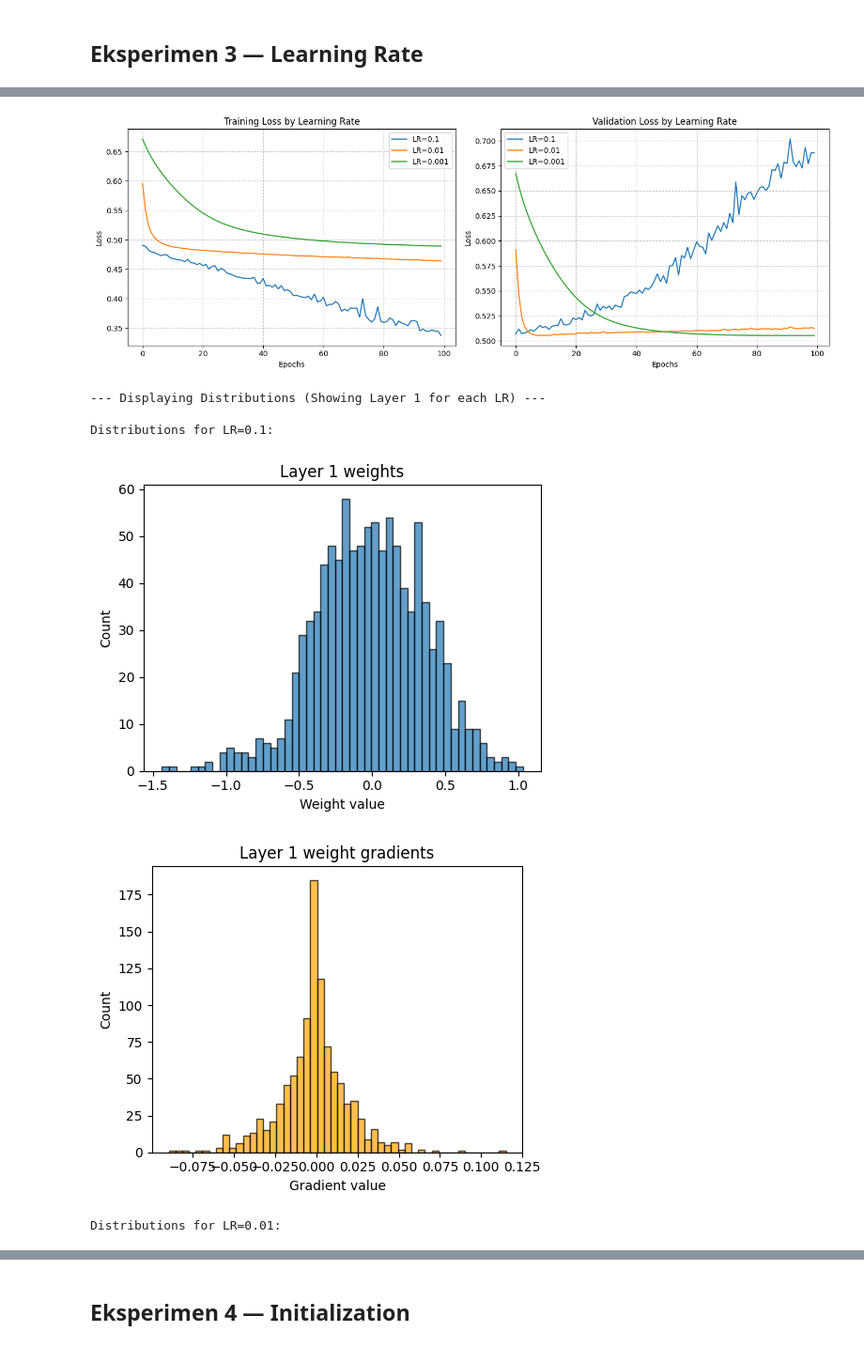
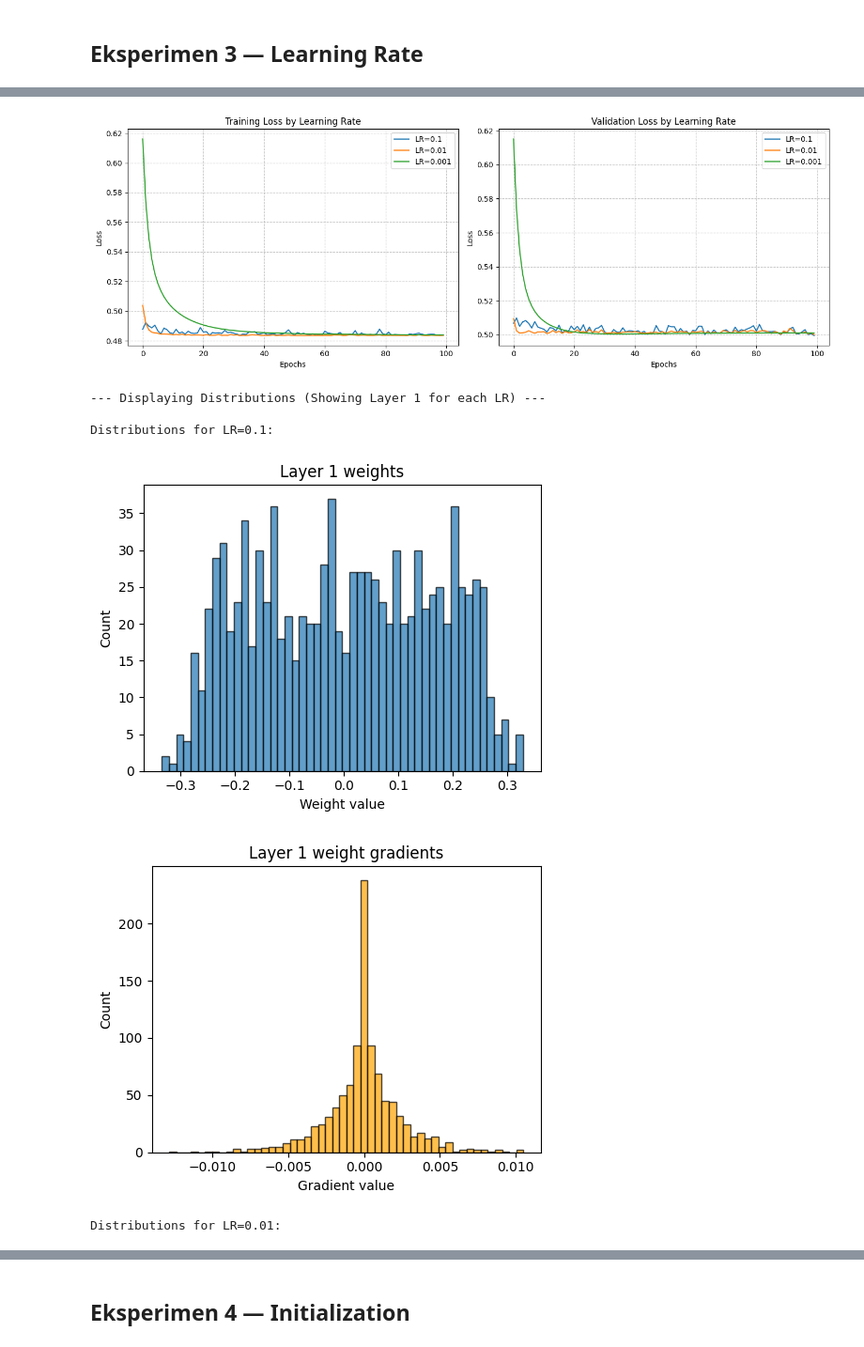
Before and after one commit to yonatan-nyo/ML-FFNN, a Jupyter notebook: src/notebooks/main.ipynb, the cells around one changed output, grey strips where cells are left out. Shown at 94% size. Drawn from its saved outputs; the diff is of its cells as text; code cells hidden in the pictures.

```diff
--- a/src/notebooks/main.ipynb
+++ b/src/notebooks/main.ipynb
@@ -139,8 +139,8 @@ depth_configs = {
 }
 
 def train_and_evaluate(name, layer_sizes):
-    # Determine activations: 'relu' for hidden, 'sigmoid' for output
-    acts = ["relu"] * (len(layer_sizes) - 2) + ["sigmoid"]
+    # Determine activations: 'linear' for hidden, 'sigmoid' for output
+    acts = ["linear"] * (len(layer_sizes) - 2) + ["sigmoid"]
 
     model = ChosenNetwork(layer_sizes=layer_sizes, activations=acts, loss="bce", seed=SEED_VALUE)
     history = model.fit(X_train, y_train, val_data=(X_val, y_val),
@@ -363,7 +363,7 @@ print("="*50)
 
 INPUT_DIM = X_train.shape[1]
 BASE_ARCH = [INPUT_DIM, 32, 32, 1]
-ACTIVATIONS = ["relu", "relu", "sigmoid"]
+ACTIVATIONS = ["linear", "linear", "sigmoid"]
 EPOCHS = 100
 BATCH_SIZE = 32
 
@@ -417,7 +417,7 @@ EXPERIMENT 3: LEARNING RATE VARIATIONS
-[figure, old version]
+[figure, new version]
 --- Displaying Distributions (Showing Layer 1 for each LR) ---
 
 Distributions for LR=0.1:
-[figure, old version]
+[figure, new version]
-[figure, old version]
+[figure, new version]
 Distributions for LR=0.01:
```
Also changed, not shown: parts of 12 cells of this notebook, 2 other files.
